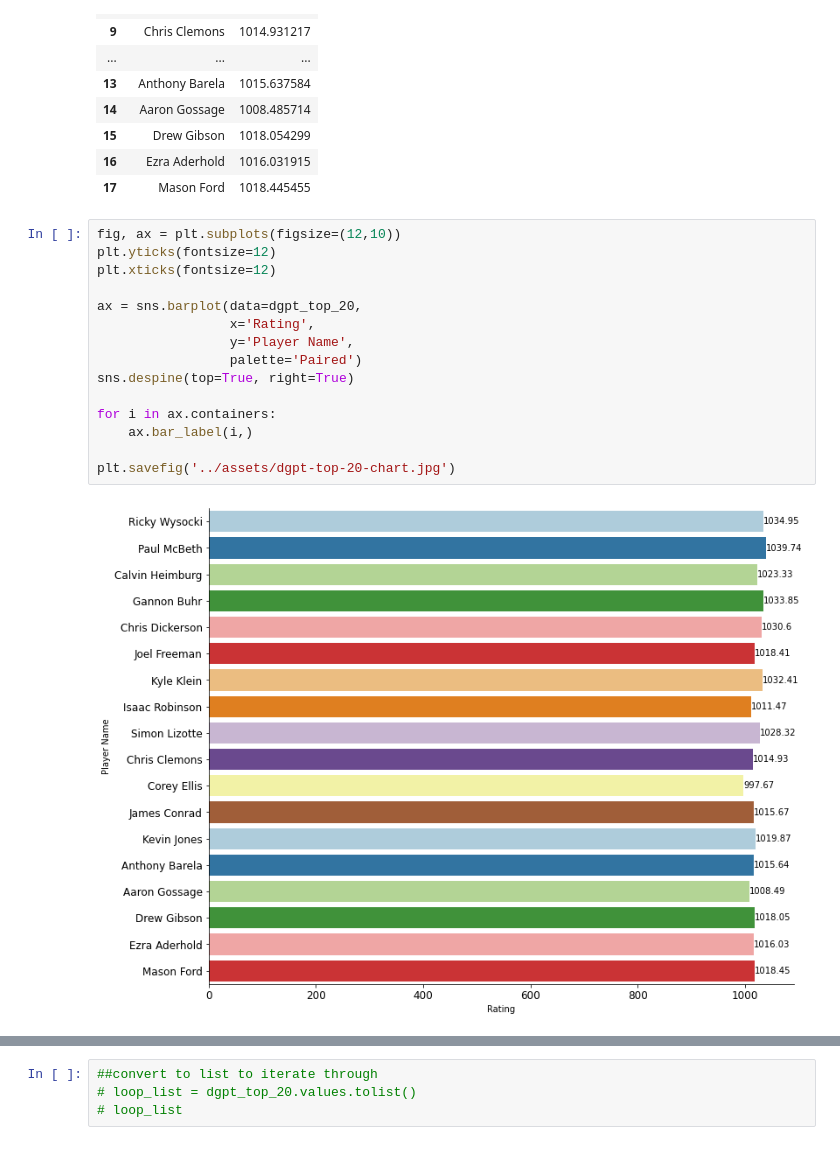
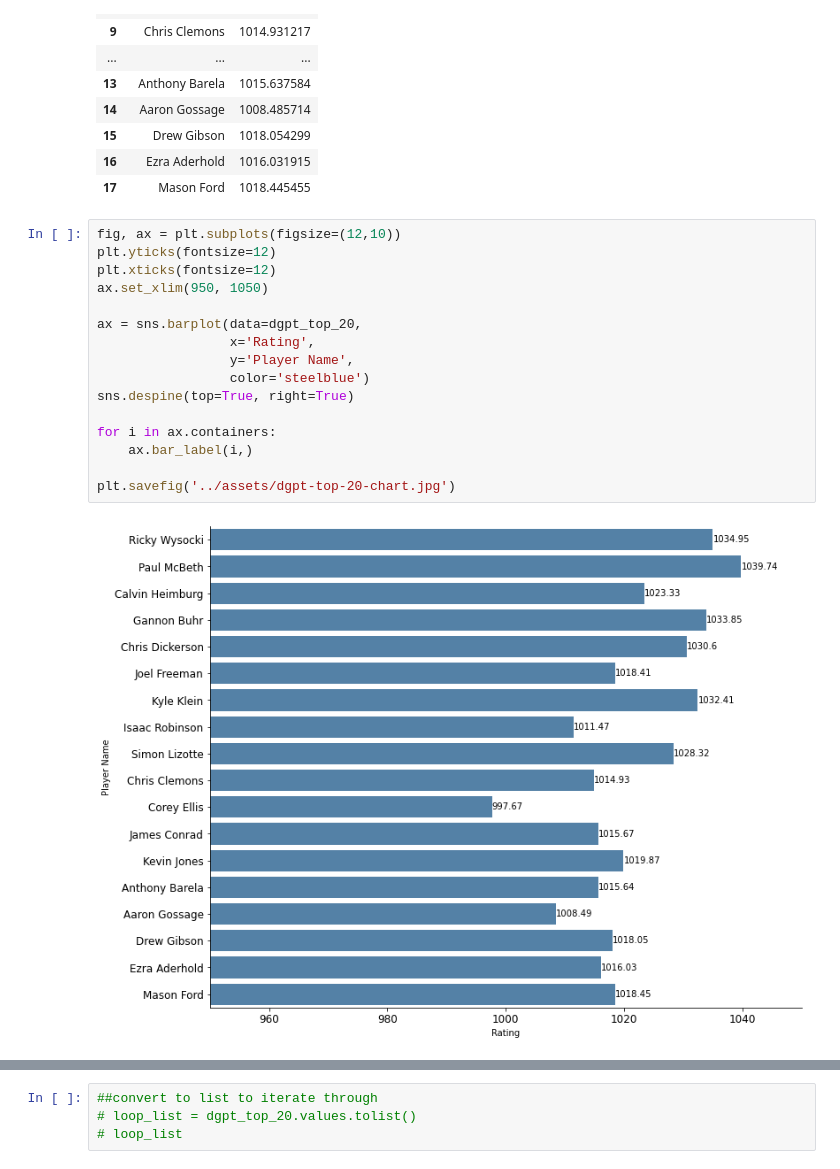
Before and after one commit to jamorgan8/disc-golf-analysis, a Jupyter notebook: notebooks/Analysis.ipynb, the cells around one changed output, grey strips where cells are left out. Cells and saved outputs as stored; diff of their text form.

```diff
--- a/notebooks/Analysis.ipynb
+++ b/notebooks/Analysis.ipynb
@@ -184,20 +184,21 @@ dgpt_top_20
 # %%
 fig, ax = plt.subplots(figsize=(12,10))
 plt.yticks(fontsize=12)
 plt.xticks(fontsize=12)
+ax.set_xlim(950, 1050)
 
 ax = sns.barplot(data=dgpt_top_20,
                  x='Rating',
                  y='Player Name',
-                 palette='Paired')
+                 color='steelblue')
 sns.despine(top=True, right=True)
 
 for i in ax.containers:
     ax.bar_label(i,)
 
 plt.savefig('../assets/dgpt-top-20-chart.jpg')
 # %% [output]
-[figure, old version]
+[figure, new version]
 # %%
 top_5 = dgpt_top_20.head(5)
 
```
Also changed, not shown: parts of 3 cells of this notebook, 5 other files.
